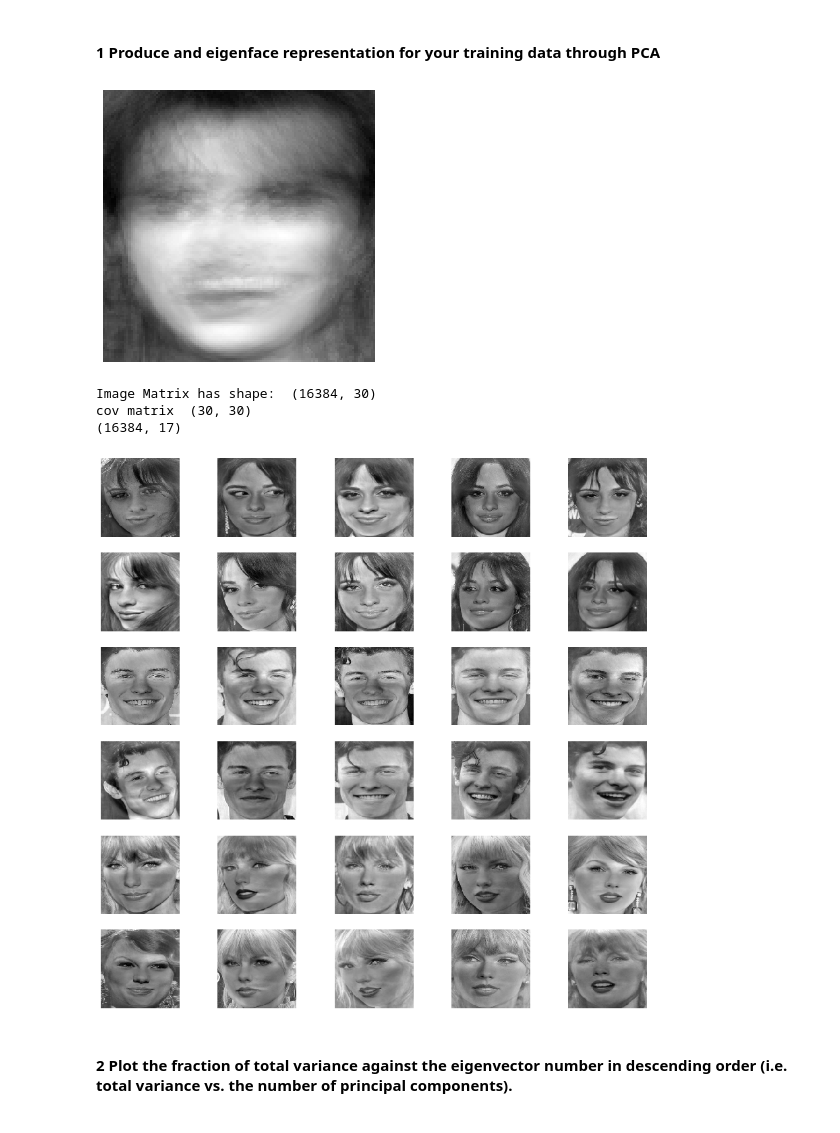
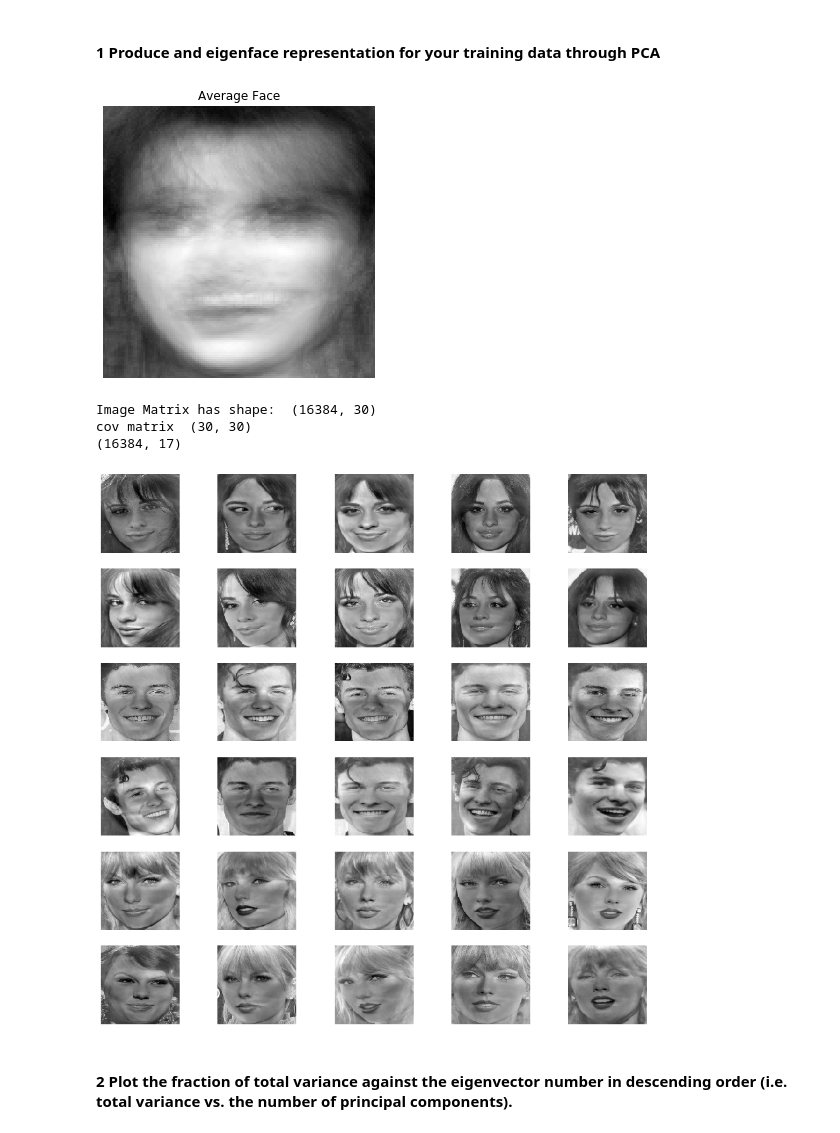
Before and after one commit to FulinHuang/Computer-Vision, a Jupyter notebook: A4_Face_Detection_Recognition/A4_Face_Detection_Recognition.ipynb, the cells around one changed output. Drawn from its saved outputs; the diff is of its cells as text; code cells hidden in the pictures.

```diff
--- a/A4_Face_Detection_Recognition/A4_Face_Detection_Recognition.ipynb
+++ b/A4_Face_Detection_Recognition/A4_Face_Detection_Recognition.ipynb
@@ -74,12 +75,6 @@ All training images are collected from Google Images
 # %% [markdown]
 #### 1 Produce and eigenface representation for your training data through PCA
 # %%
-#Check this: https://sandipanweb.wordpress.com/2018/01/06/eigenfaces-and-a-simple-face-detector-with-pca-svd-in-python/
-# And this: https://towardsdatascience.com/eigenfaces-recovering-humans-from-ghosts-17606c328184
-# SVD: https://medium.com/machine-learning-world/linear-algebra-svd-and-pca-5979f739e95a
-# eigenface: chrome-extension://cbnaodkpfinfiipjblikofhlhlcickei/src/pdfviewer/web/viewer.html?file=http://www.vision.jhu.edu/teaching/vision08/Handouts/case_study_pca1.pdf
-# http://laid.delanover.com/explanation-face-recognition-using-eigenfaces/
-
 image_vector_list = []
 image_sum = np.zeros(shape=(128,128)).ravel()
 
@@ -94,6 +89,7 @@ for image in image_list:
 average_face = (image_sum/len(image_list)).ravel()
 average_face_image = average_face.reshape(128,128)
 plt.figure(figsize=(5,5))
+plt.title("Average Face")
 plt.imshow(average_face_image, cmap='gray'), plt.axis('off'), plt.show()
 
 # Normalize the training set
@@ -109,13 +105,12 @@ for i in range (0, len(new_image_vector_list)):
     plt.axis('off')
     plt.imshow(new_image_vector_list[i].reshape(128, 128), cmap='gray')
 
-# Calculate Covariance C = AA^T (less computationaly expensive)
+# Calculate Covariance C = A^T*A (less computationaly expensive)
 # Step 1) Concatenate vectors into a matrix
 image_matrix = new_image_vector_list[0]
 for i in range(1, len(new_image_vector_list)):
     b = new_image_vector_list[i]
     image_matrix = np.column_stack((image_matrix, b))
-
 print("Image Matrix has shape: ", image_matrix.shape)
 
 # Step 2) Calculate Covariance
@@ -131,38 +126,38 @@ eigen_pair = [(np.abs(eigenvalue[i]), eigenvector[i]) for i in range(len(eigenva
 #     print("old eigenvector", eigen_pair[i][1])
 
 new_eigenvector = []
 new_val = np.zeros(shape=(128,128)).ravel()
 for i in range(len(eigen_pair)):
     # We previously calculate eigenvectors for A^T*A
     # Eigenvectors for A*A^T are Ui = A*Vi
     new_val = np.dot(image_matrix, eigen_pair[i][1])
     new_eigenvector.append(new_val)
 
 # Update eigen_pair
 new_eigen_pair = [(eigen_pair[i][0], new_eigenvector[i]) for i in range(len(eigen_pair))]
 
 # Sort eigen-pair in descending form
 new_eigen_pair.sort(key=lambda x:x[0], reverse=True)
 
-# Variance captured by each component
-tot = sum(eigenvalue)
-var_exp = [(i/tot) for i in sorted(eigenvalue, reverse=True)]
+# Variance of each component
+total = sum(eigenvalue)
+variance = [(i/total) for i in sorted(eigenvalue, reverse=True)]
 
 # Total (Cumulative) sum
-cum_sum = np.cumsum(var_exp)
+cum_sum = np.cumsum(variance)
 cum_sum_reverse = np.flipud(cum_sum)
 
 k = 17  # Eigenvector Number used for calculation
 # Create a matrix correspond to the eigenvectors
 chosen_eigen_pair = new_eigen_pair[0][1].reshape(128*128,1)
 for i in range(1, k):
     b = new_eigen_pair[i][1].reshape(128*128,1)
     chosen_eigen_pair = np.hstack((chosen_eigen_pair, b))
 
 new_matrix = chosen_eigen_pair
 print(new_matrix.shape)
 # %% [output]
-[figure, old version]
+[figure, new version]
 Image Matrix has shape:  (16384, 30)
 cov matrix  (30, 30)
 (16384, 17)
```
Also changed, not shown: parts of 11 cells of this notebook.
